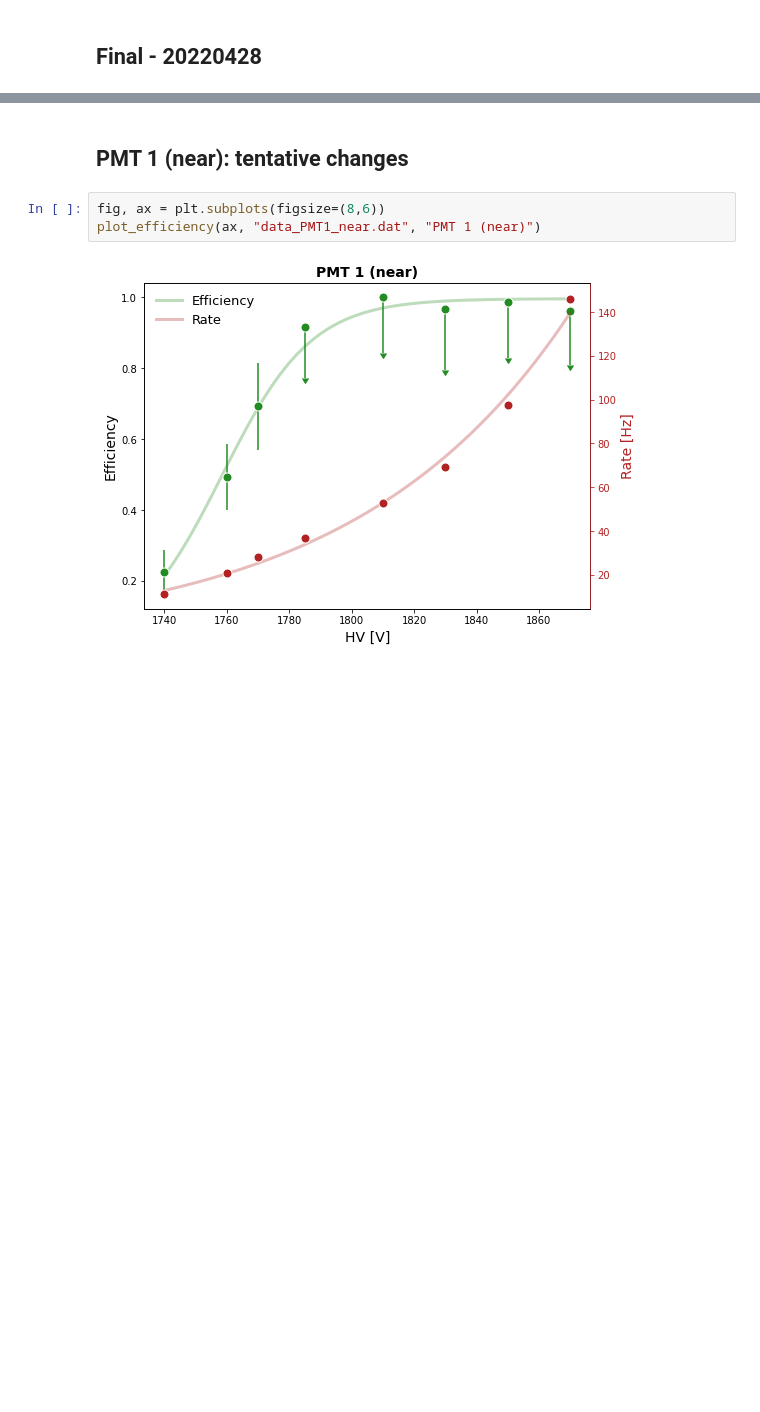
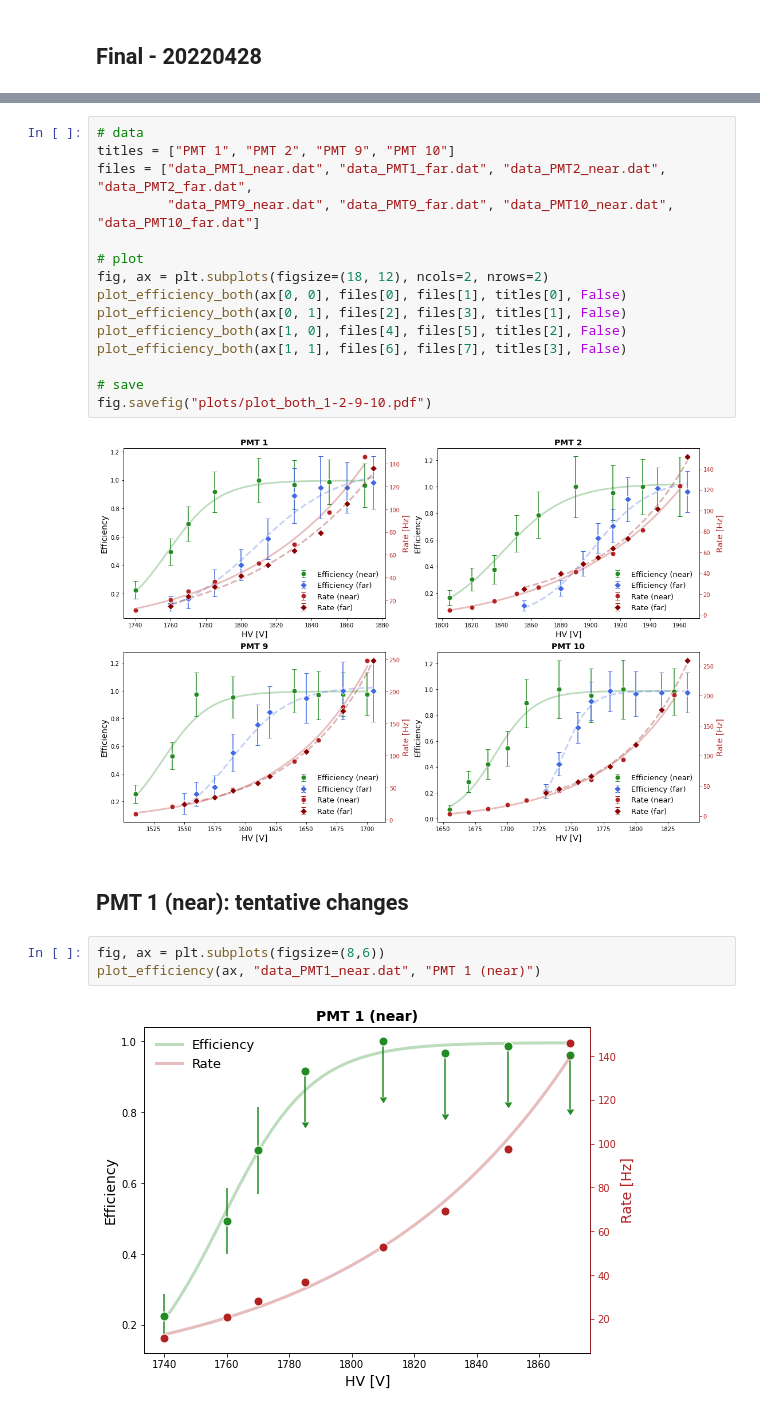
Before and after one commit to trRiccardo/MuonLifetime, a Jupyter notebook: data_PMT/analysis.ipynb, the cells around one changed output, grey strips where cells are left out. Cells and saved outputs as stored; diff of their text form; blank space fills up the shorter version.

```diff
--- a/data_PMT/analysis.ipynb
+++ b/data_PMT/analysis.ipynb
@@ -182,3 +199,20 @@ fig.savefig("plots/plot_20220428.png")
+# %%
+# data
+titles = ["PMT 1", "PMT 2", "PMT 9", "PMT 10"]
+files = ["data_PMT1_near.dat", "data_PMT1_far.dat", "data_PMT2_near.dat", "data_PMT2_far.dat",
+         "data_PMT9_near.dat", "data_PMT9_far.dat", "data_PMT10_near.dat", "data_PMT10_far.dat"]
+
+# plot
+fig, ax = plt.subplots(figsize=(18, 12), ncols=2, nrows=2)
+plot_efficiency_both(ax[0, 0], files[0], files[1], titles[0], False)
+plot_efficiency_both(ax[0, 1], files[2], files[3], titles[1], False)
+plot_efficiency_both(ax[1, 0], files[4], files[5], titles[2], False)
+plot_efficiency_both(ax[1, 1], files[6], files[7], titles[3], False)
+
+# save
+fig.savefig("plots/plot_both_1-2-9-10.pdf")
+# %% [output]
+[figure, added]
 # %% [markdown]
 ## PMT 1 (near): tentative changes
 # %%
```
Also changed, not shown: parts of 6 cells of this notebook, 12 other files.
